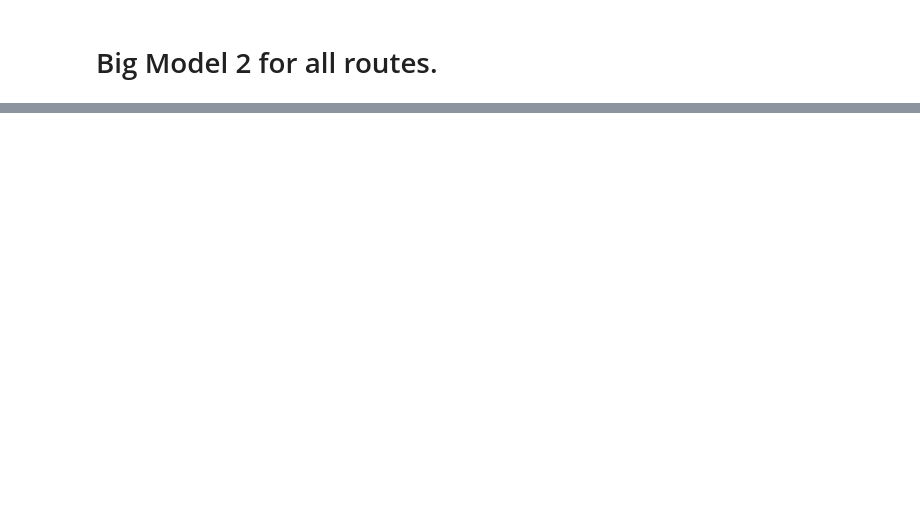
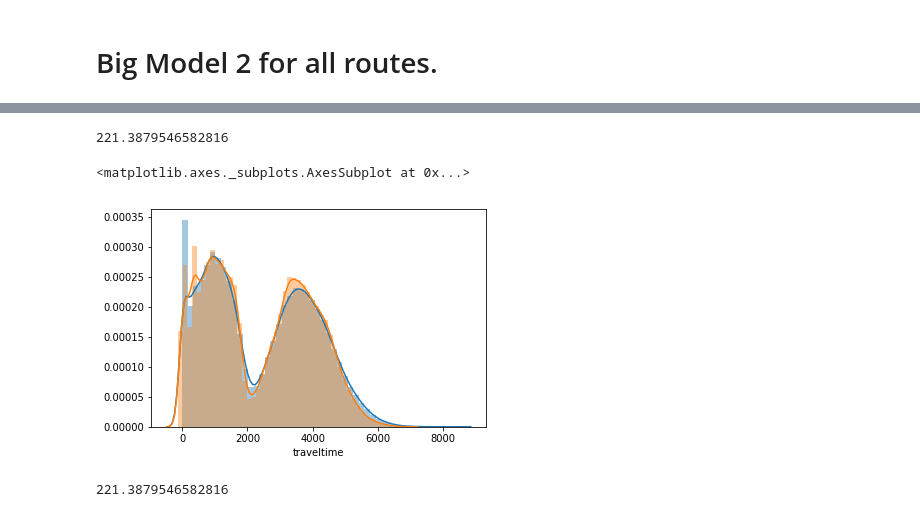
Before and after one commit to Manjunathsk92/dublinbikesanalysis, a Jupyter notebook: notebooks/Final notebooks for submission of some kind or other/Untitled.ipynb, the cells around one changed output, grey strips where cells are left out. Drawn from its saved outputs; the diff is of its cells as text; code cells hidden in the pictures; blank space fills up the shorter version.

Commit message:
Chained models kind of work after all!

```diff
--- a/notebooks/Final notebooks for submission of some kind or other/Untitled.ipynb
+++ b/notebooks/Final notebooks for submission of some kind or other/Untitled.ipynb
@@ -31,0 +182,21 @@ KeyError: 'traveltime'
+# %%
+from sklearn.preprocessing import MinMaxScaler as mms
+import numpy as np
+train = r.data[r.data['year']==2016]
+train_X = train[r.features]
+train_Y = np.array([i for i in train['traveltime']]).reshape(-1,1)
+transformer1 = mms().fit(train_X)
+transformer2=mms().fit(train_Y)
+train_X = transformer1.transform(train_X)
+train_Y = transformer2.transform(train_Y)
+# %%
+model = r.rgr.fit(train_X,train_Y)
+# %%
+test = r.data[r.data['year']==2016]
+real_traveltimes = test['traveltime']
+test_X = test[r.features]
+test_Y = np.array([i for i in test['traveltime']]).reshape(-1,1)
+test_X = transformer1.transform(test_X)
+test_Y = transformer2.transform(test_Y)
+preds = model.predict(test_X)
+real_preds = transformer2.inverse_transform(preds.reshape(-1,1)).reshape(-1,1)
@@ -31,0 +205,17 @@ KeyError: 'traveltime'
+# %%
+metrics.mean_absolute_error(real_preds,real_traveltimes)
+# %% [output]
+221.3879546582816
+# %%
+real_preds = transformer2.inverse_transform(preds.reshape(-1,1))
+# %%
+import seaborn as sns
+sns.distplot(real_traveltimes)
+sns.distplot(real_preds)
+# %% [output]
+<matplotlib.axes._subplots.AxesSubplot at 0x...>
+[figure, added]
+# %%
+metrics.mean_absolute_error(real_traveltimes,real_preds)
+# %% [output]
+221.3879546582816
```
Also changed, not shown: parts of 17 cells of this notebook, 21 other files.
